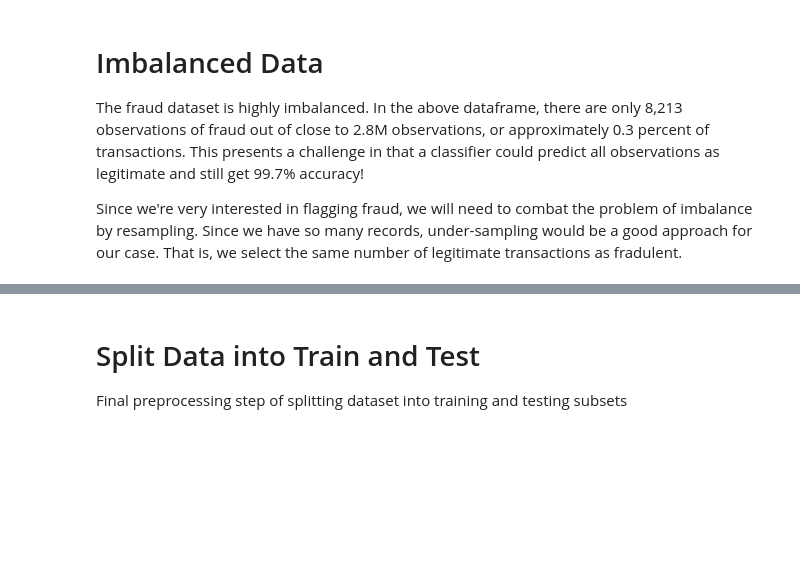
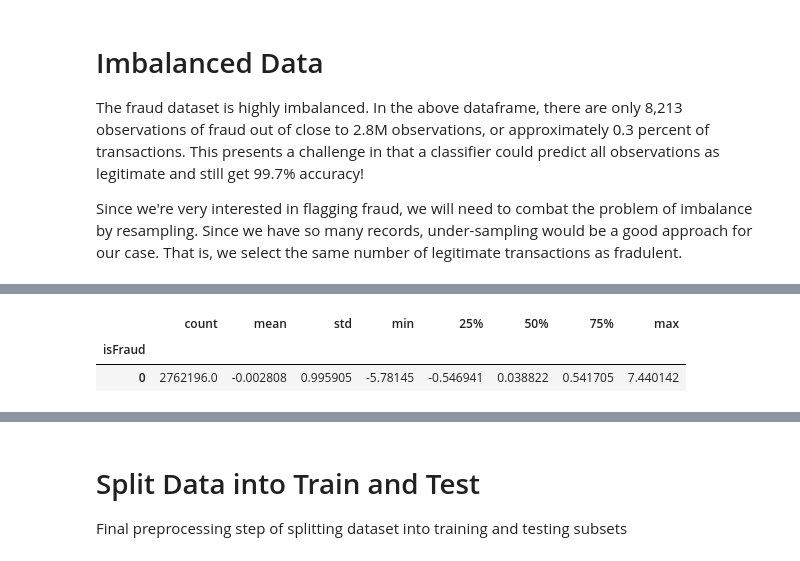
Before and after one commit to berdwitt/Fraud-Detection-in-Mobile-Money-Transactions, a Jupyter notebook: Notebooks/Preprocessing and Training Data.ipynb, the cells around one changed output, grey strips where cells are left out. Saved outputs shown, nothing was run; the diff lists cells and outputs as text; code cells hidden in the pictures; blank space fills up the shorter version.

```diff
--- a/Notebooks/Preprocessing and Training Data.ipynb
+++ b/Notebooks/Preprocessing and Training Data.ipynb
@@ -99,0 +154,6 @@ blanced_df = pd.concat([df_dummies.loc[random_legit_group],df_dummies.loc[fraud_
+# %%
+df_dummies[df_dummies.isFraud==0].groupby('isFraud')['amount_scaled'].describe()
+# %% [output]
+|  | count | mean | std | min | 25% | 50% | 75% | max |
+| isFraud |  |  |  |  |  |  |  |  |
+| 0 | 2762196.0 | -0.002808 | 0.995905 | -5.78145 | -0.546941 | 0.038822 | 0.541705 | 7.440142 |
```
Also changed, not shown: parts of 12 cells of this notebook.
